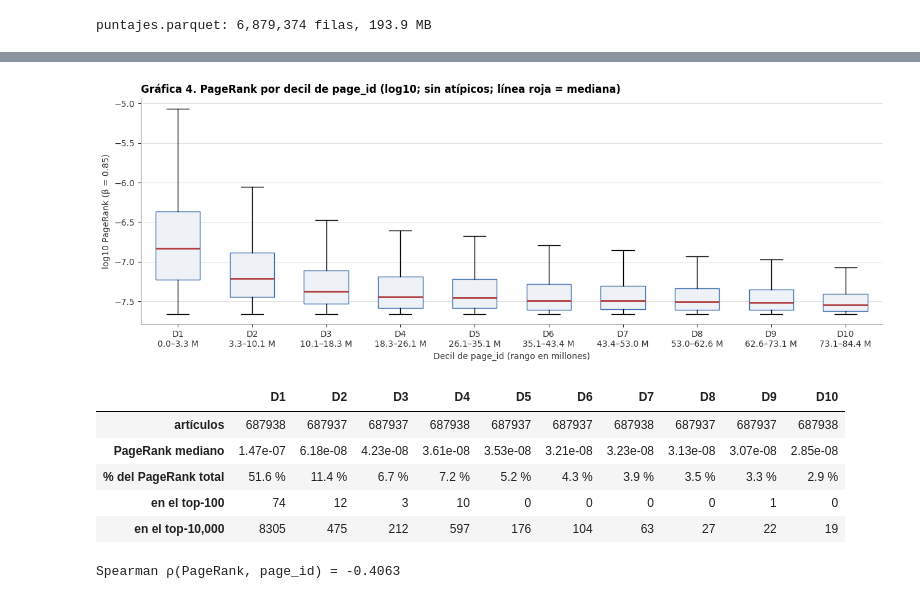
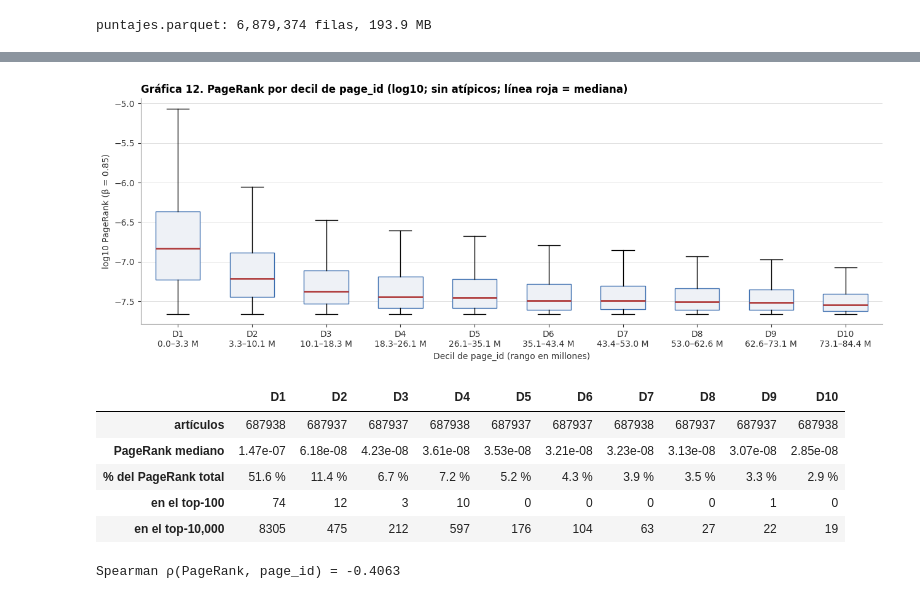
Before and after one commit to makore-0612/T3_DMII, a Jupyter notebook: Wikipedia/notebooks/02_pagerank_hits.ipynb, the cells around one changed output, grey strips where cells are left out. Drawn from its saved outputs; the diff is of its cells as text; code cells hidden in the pictures.

```diff
--- a/Wikipedia/notebooks/02_pagerank_hits.ipynb
+++ b/Wikipedia/notebooks/02_pagerank_hits.ipynb
@@ -1483,38 +1455,38 @@ temas más generales (países, ciudades, guerras), así que un sesgo aquí no se
 # %%
-# Gráfica 4. PageRank por decil de page_id
+# Gráfica 12. PageRank por decil de page_id
 inicio = time.time()
 decil = pd.qcut(nodos_an["id"], 10, labels=False).to_numpy()
 limites = nodos_an.groupby(decil)["id"].agg(["min", "max"])
 etiquetas = [f"D{d + 1}\n{limites.loc[d, 'min'] / 1e6:.1f}–{limites.loc[d, 'max'] / 1e6:.1f} M" for d in range(10)]
 
 fig, ax = plt.subplots(figsize=(13, 4.8))
 caja = ax.boxplot([np.log10(pr85[decil == d]) for d in range(10)], positions=range(10), widths=0.6,
                   patch_artist=True, showfliers=False, medianprops=dict(color=ROJO, linewidth=2))
 for parche in caja["boxes"]:
     parche.set(facecolor=GRIS_CLARO, edgecolor=AZUL)
 ax.set_xticks(range(10), labels=etiquetas)
-estilo_ejes(ax, "Gráfica 4. PageRank por decil de page_id (log10; sin atípicos; línea roja = mediana)",
+estilo_ejes(ax, "Gráfica 12. PageRank por decil de page_id (log10; sin atípicos; línea roja = mediana)",
             "Decil de page_id (rango en millones)", "log10 PageRank (β = 0.85)")
 plt.tight_layout()
-archivo_g4 = reg.guardar_figura(fig, "grafica_04_pagerank_por_decil", NB)
+archivo_g4 = reg.guardar_figura(fig, "grafica_12_pagerank_por_decil", NB)
 plt.show()
 
 top100 = np.argsort(-pr85)[:100]
 por_decil = pd.DataFrame({
     "artículos": pd.Series(decil).value_counts().sort_index(),
     "PageRank mediano": pd.Series(pr85).groupby(decil).median().map(lambda x: f"{x:.2e}"),
     "% del PageRank total": pd.Series(pr85).groupby(decil).sum().map(lambda x: pct(x, 1)),
     "en el top-100": pd.Series(decil[top100]).value_counts().reindex(range(10), fill_value=0),
     "en el top-10,000": pd.Series(decil[np.argsort(-pr85)[:10_000]]).value_counts().reindex(range(10), fill_value=0),
 })
 por_decil.index = [f"D{d + 1}" for d in range(10)]
 display(por_decil.T)
 rho_id = spearmanr(pr85, nodos_an["id"]).statistic
 print(f"Spearman ρ(PageRank, page_id) = {rho_id:.4f}")
 reg.registrar_paso("02.E3", inicio, [archivo_g4, reg.guardar_tabla(por_decil, "06_3_pagerank_por_decil", NB)],
                    f"Spearman ρ(PageRank, page_id) = {rho_id:.4f}")
 # %% [output]
-[figure, old version]
+[figure, new version]
 |  | D1 | D2 | D3 | D4 | D5 | D6 | D7 | D8 | D9 | D10 |
 | artículos | 687938 | 687937 | 687937 | 687938 | 687937 | 687937 | 687938 | 687937 | 687937 | 687938 |
 | PageRank mediano | 1.47e-07 | 6.18e-08 | 4.23e-08 | 3.61e-08 | 3.53e-08 | 3.21e-08 | 3.23e-08 | 3.13e-08 | 3.07e-08 | 2.85e-08 |
```
Also changed, not shown: parts of 78 cells of this notebook, 6 other files.
